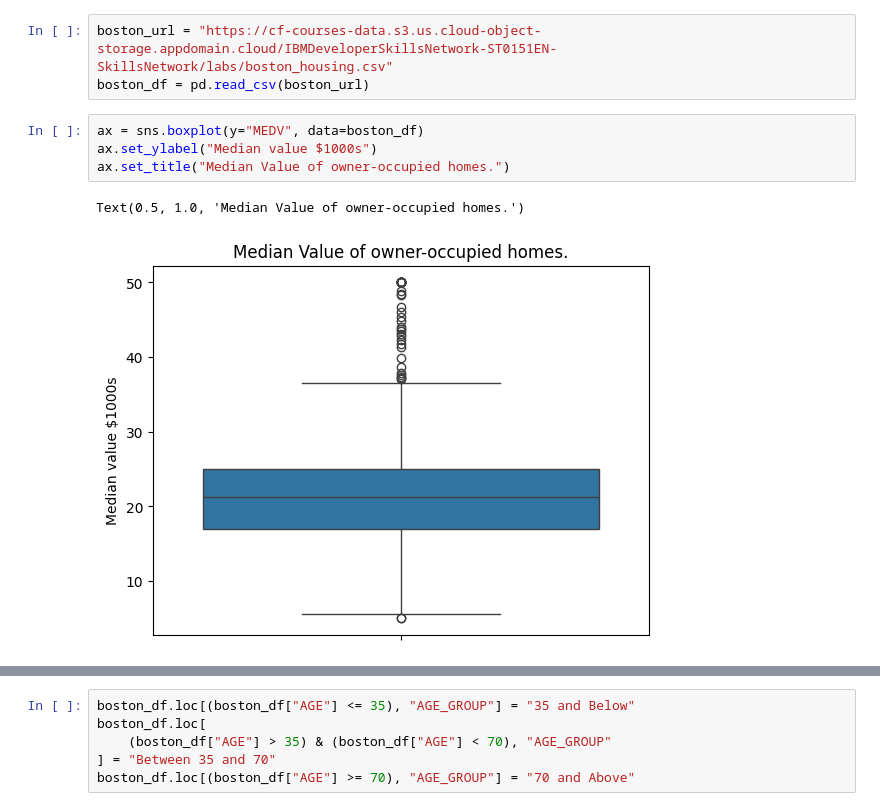
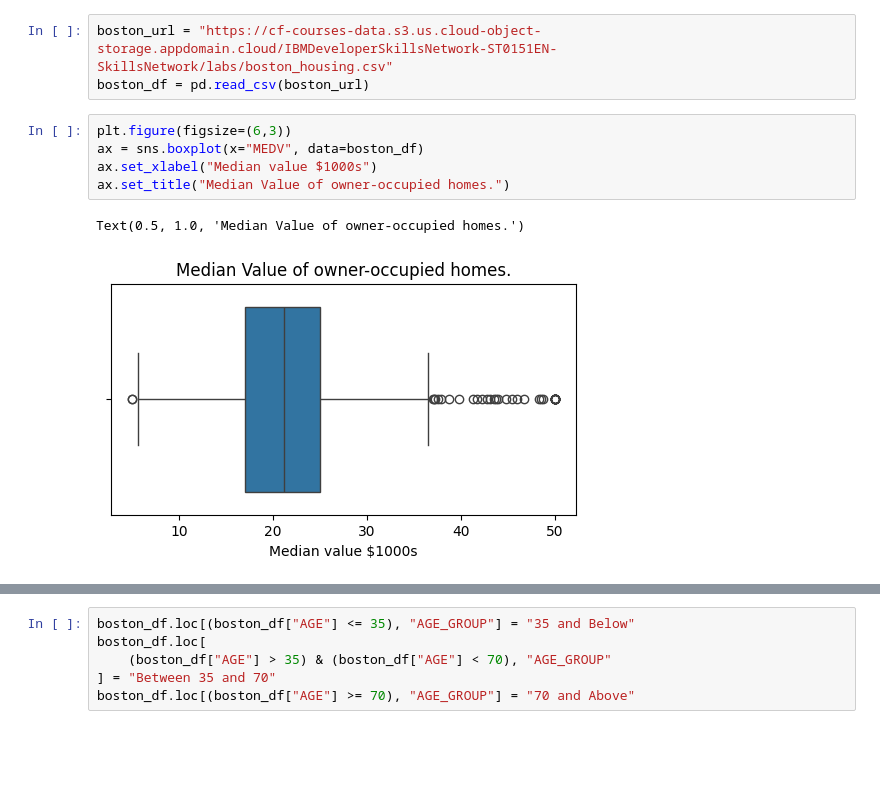
Before and after one commit to vikasagarwal101/statistics-project, a Jupyter notebook: proj.ipynb, the cells around one changed output, grey strips where cells are left out. Drawn from its saved outputs; the diff is of its cells as text; blank space fills up the shorter version.

```diff
--- a/proj.ipynb
+++ b/proj.ipynb
@@ -9,9 +9,10 @@ import scipy.stats
 boston_url = "https://cf-courses-data.s3.us.cloud-object-storage.appdomain.cloud/IBMDeveloperSkillsNetwork-ST0151EN-SkillsNetwork/labs/boston_housing.csv"
 boston_df = pd.read_csv(boston_url)
 # %%
-ax = sns.boxplot(y="MEDV", data=boston_df)
-ax.set_ylabel("Median value $1000s")
+plt.figure(figsize=(6,3))
+ax = sns.boxplot(x="MEDV", data=boston_df)
+ax.set_xlabel("Median value $1000s")
 ax.set_title("Median Value of owner-occupied homes.")
 # %% [output]
 Text(0.5, 1.0, 'Median Value of owner-occupied homes.')
-[figure, old version]
+[figure, new version]
```
Also changed, not shown: parts of 10 cells of this notebook.
